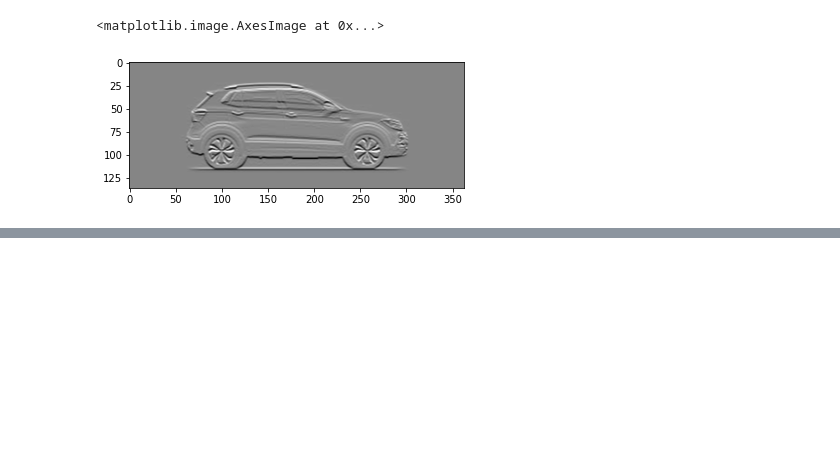
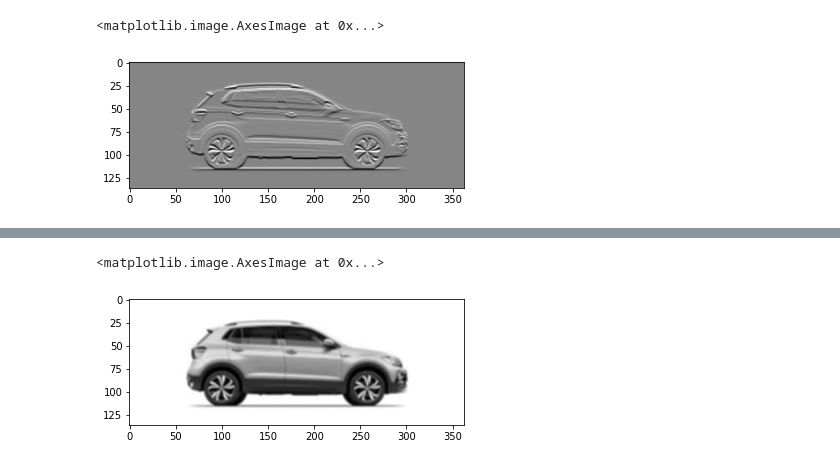
Before and after one commit to arnavjune2/computer-vision, a Jupyter notebook: image_understanding.ipynb, the cells around one changed output, grey strips where cells are left out. Drawn from its saved outputs; the diff is of its cells as text; code cells hidden in the pictures; blank space fills up the shorter version.

```diff
--- a/image_understanding.ipynb
+++ b/image_understanding.ipynb
@@ -219,0 +232,6 @@ plt.imshow(result_car, cmap="gray")
+# %%
+result_car = find_edges(ones, car1_cv2_gray)
+plt.imshow(result_car, cmap="gray")
+# %% [output]
+<matplotlib.image.AxesImage at 0x...>
+[figure, added]
```
Also changed, not shown: parts of 2 cells of this notebook.
